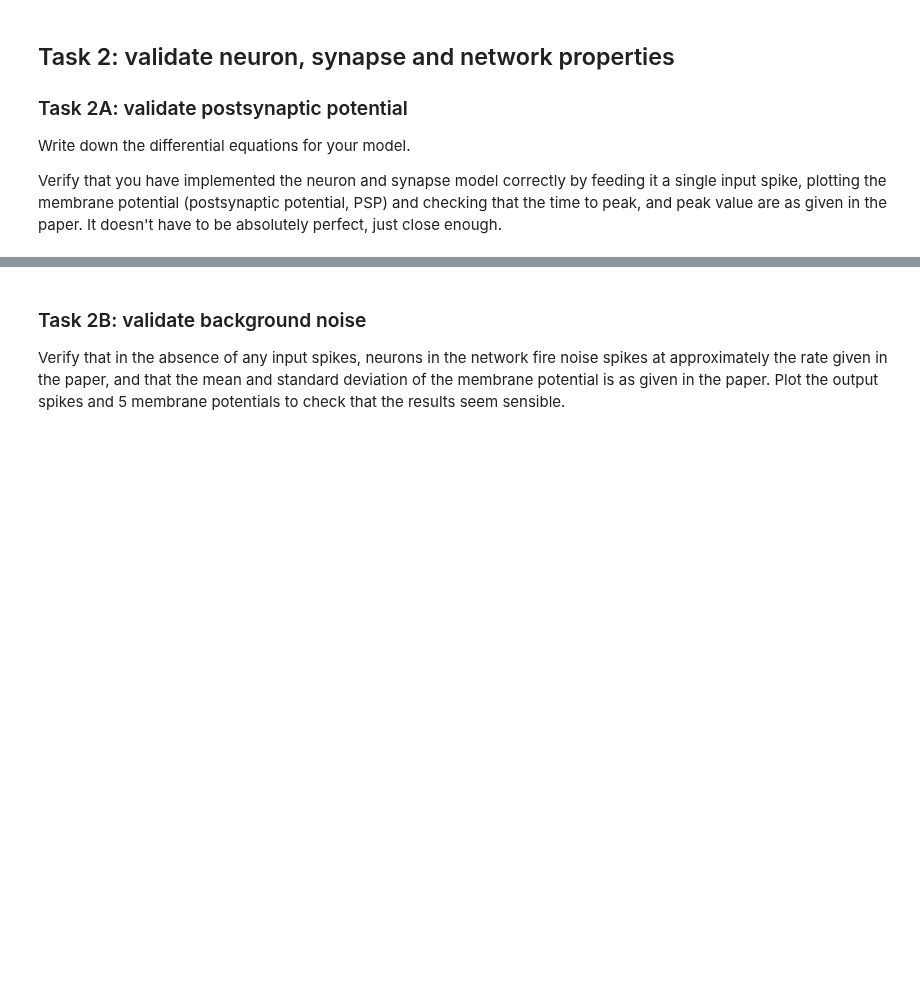
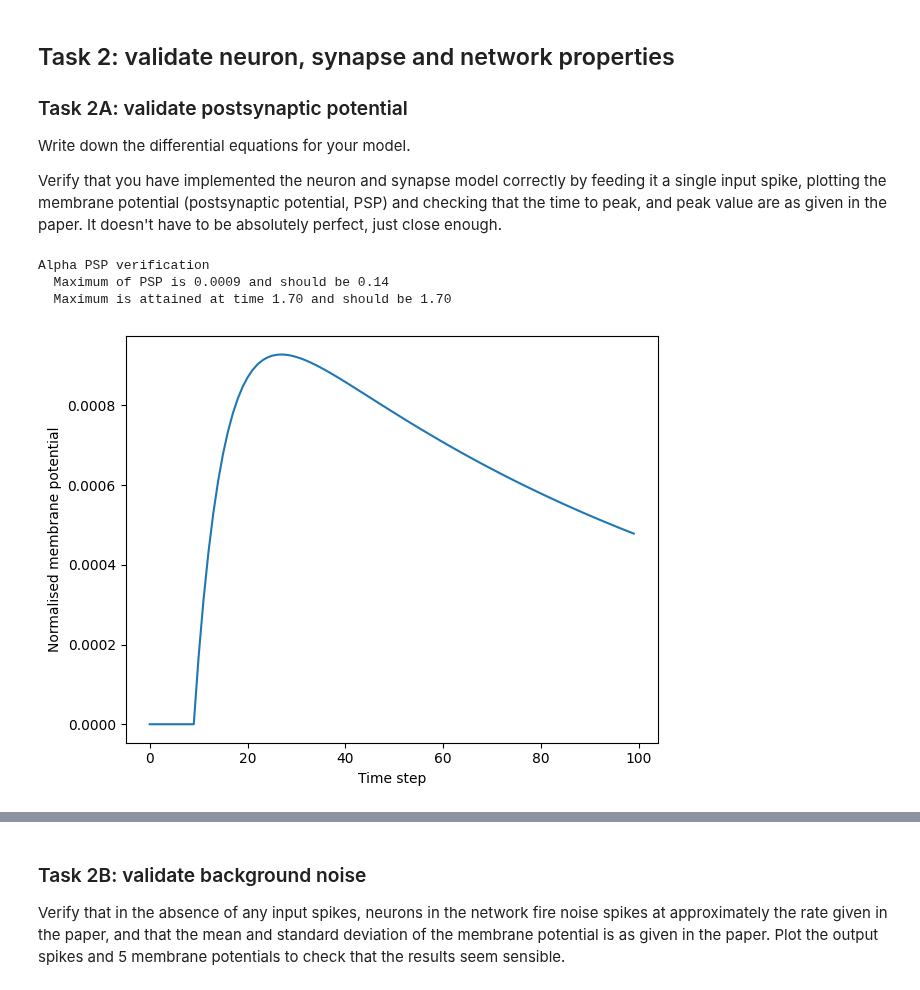
Before and after one commit to hk221/Neuro_for_ML, a Jupyter notebook: Synfire Chains/synfire_no_answers.ipynb, the cells around one changed output, grey strips where cells are left out. Saved outputs shown, nothing was run; the diff lists cells and outputs as text; code cells hidden in the pictures; blank space fills up the shorter version.

```diff
--- a/Synfire Chains/synfire_no_answers.ipynb
+++ b/Synfire Chains/synfire_no_answers.ipynb
@@ -104,18 +134,25 @@ Verify that you have implemented the neuron and synapse model correctly by feedi
 # %%
 # Use this template and fill in the ...
 # Verify synapse properties with no background noise and single input spike
 s_in = np.zeros((1, 100)) # duration 10ms
 s_in[0, 10] = 1 # single input spike at time t=1ms
 v, s = simulate_layer(spikes_in=s_in, noise=False, delay=0)
+#normalise the peak
+v -= v.min()
 plt.figure()
 plt.plot(v[0, :])
 plt.xlabel('Time step')
 plt.ylabel('Normalised membrane potential')
 plt.tight_layout();
 print('Alpha PSP verification')
-print(f'  Maximum of PSP is {v.max():.4f} and should be ...') # what is the correct value for ...?
-print(f'  Maximum is attained at time {(v.argmax()-10)*0.1:.2f} and should be ...') # what is the correct value for ...?
+print(f'  Maximum of PSP is {v.max():.4f} and should be 0.14') # what is the correct value for ...?
+print(f'  Maximum is attained at time {(v.argmax()-10)*0.1:.2f} and should be 1.70') # what is the correct value for ...?
 print()
+# %% [output]
+Alpha PSP verification
+  Maximum of PSP is 0.0009 and should be 0.14
+  Maximum is attained at time 1.70 and should be 1.70
+[figure, added]
 # %% [markdown]
 Expected results:
 
```
Also changed, not shown: parts of 1 cell of this notebook, 1 other file.
